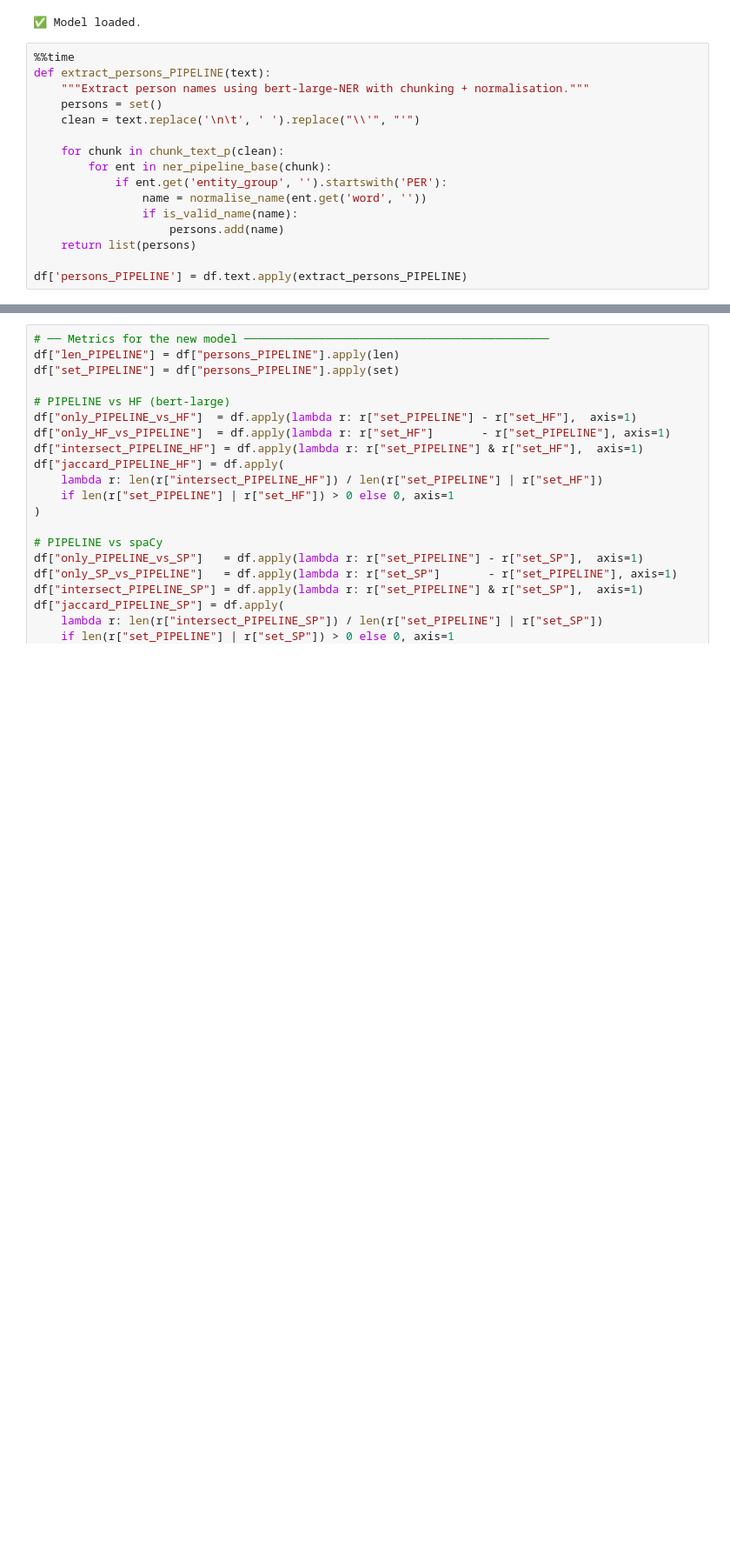
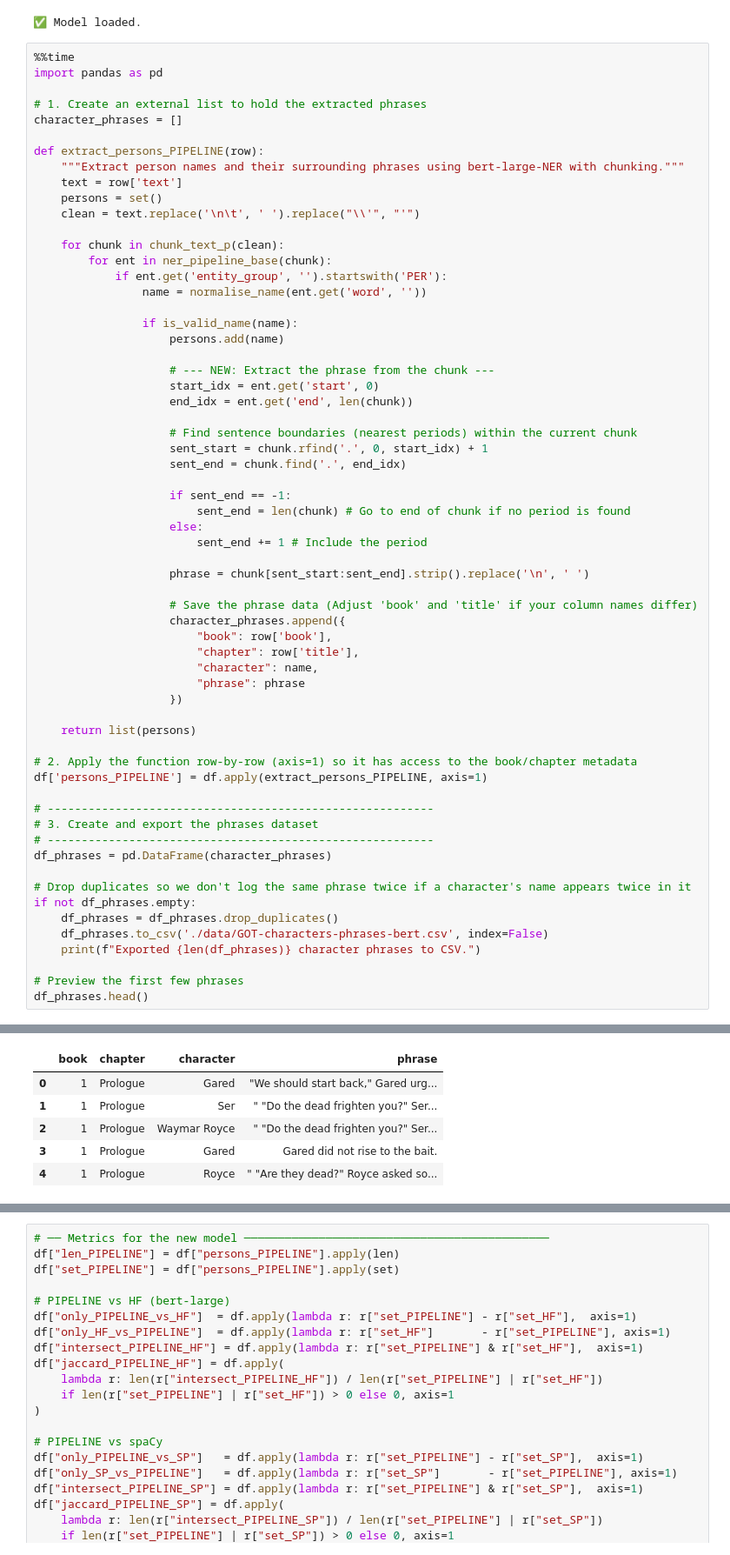
Before and after one commit to Jeroneo/GOT_relation_map, a Jupyter notebook: 3.GOT-NER-model-compare.ipynb, the cells around one changed output, grey strips where cells are left out. Shown at 87% size. Cells and saved outputs as stored; diff of their text form; blank space fills up the shorter version.

```diff
--- a/3.GOT-NER-model-compare.ipynb
+++ b/3.GOT-NER-model-compare.ipynb
@@ -388,8 +388,14 @@ Notes:
 ✅ Model loaded.
 # %%
 %%time
-def extract_persons_PIPELINE(text):
-    """Extract person names using bert-large-NER with chunking + normalisation."""
+import pandas as pd
+
+# 1. Create an external list to hold the extracted phrases
+character_phrases = []
+
+def extract_persons_PIPELINE(row):
+    """Extract person names and their surrounding phrases using bert-large-NER with chunking."""
+    text = row['text']
     persons = set()
     clean = text.replace('\n\t', ' ').replace("\\'", "'")
 
@@ -397,9 +403,49 @@ def extract_persons_PIPELINE(text):
         for ent in ner_pipeline_base(chunk):
             if ent.get('entity_group', '').startswith('PER'):
                 name = normalise_name(ent.get('word', ''))
+
                 if is_valid_name(name):
                     persons.add(name)
+
+                    # --- NEW: Extract the phrase from the chunk ---
+                    start_idx = ent.get('start', 0)
+                    end_idx = ent.get('end', len(chunk))
+
+                    # Find sentence boundaries (nearest periods) within the current chunk
+                    sent_start = chunk.rfind('.', 0, start_idx) + 1
+                    sent_end = chunk.find('.', end_idx)
+
+                    if sent_end == -1:
+                        sent_end = len(chunk) # Go to end of chunk if no period is found
+                    else:
+                        sent_end += 1 # Include the period
+
+                    phrase = chunk[sent_start:sent_end].strip().replace('\n', ' ')
+
+                    # Save the phrase data (Adjust 'book' and 'title' if your column names differ)
+                    character_phrases.append({
+                        "book": row['book'],
+                        "chapter": row['title'],
+                        "character": name,
+                        "phrase": phrase
+                    })
+
     return list(persons)
 
-df['persons_PIPELINE'] = df.text.apply(extract_persons_PIPELINE)
+# 2. Apply the function row-by-row (axis=1) so it has access to the book/chapter metadata
+df['persons_PIPELINE'] = df.apply(extract_persons_PIPELINE, axis=1)
+
+# ---------------------------------------------------------
+# 3. Create and export the phrases dataset
+# ---------------------------------------------------------
+df_phrases = pd.DataFrame(character_phrases)
+
+# Drop duplicates so we don't log the same phrase twice if a character's name appears twice in it
+if not df_phrases.empty:
+    df_phrases = df_phrases.drop_duplicates()
+    df_phrases.to_csv('./data/GOT-characters-phrases-bert.csv', index=False)
+    print(f"Exported {len(df_phrases)} character phrases to CSV.")
+
+# Preview the first few phrases
+df_phrases.head()
 # %% [output]
@@ -407,0 +455,6 @@ Wall time: 6h 35min 58s
+|  | book | chapter | character | phrase |
+| 0 | 1 | Prologue | Gared | "We should start back," Gared urg... |
+| 1 | 1 | Prologue | Ser | " "Do the dead frighten you?" Ser... |
+| 2 | 1 | Prologue | Waymar Royce | " "Do the dead frighten you?" Ser... |
+| 3 | 1 | Prologue | Gared | Gared did not rise to the bait. |
+| 4 | 1 | Prologue | Royce | " "Are they dead?" Royce asked so... |
```
Also changed, not shown: parts of 6 cells of this notebook, 35 other files.
